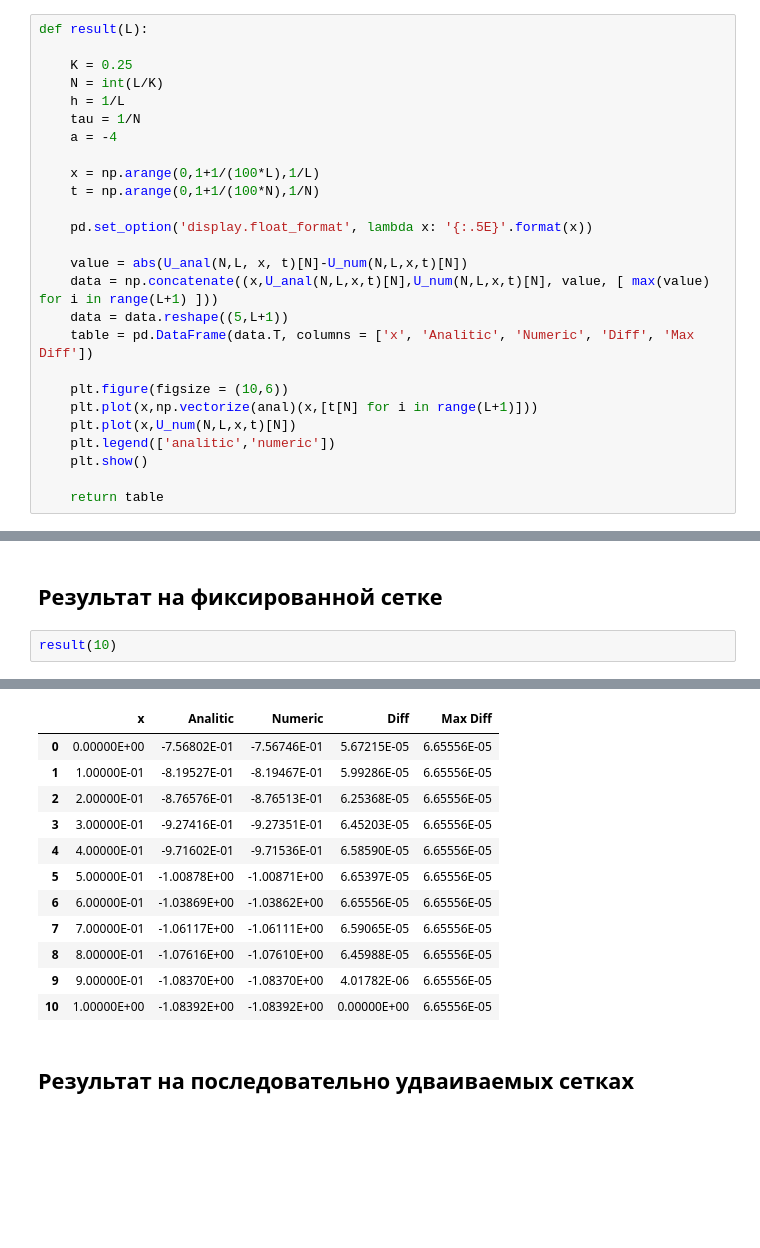
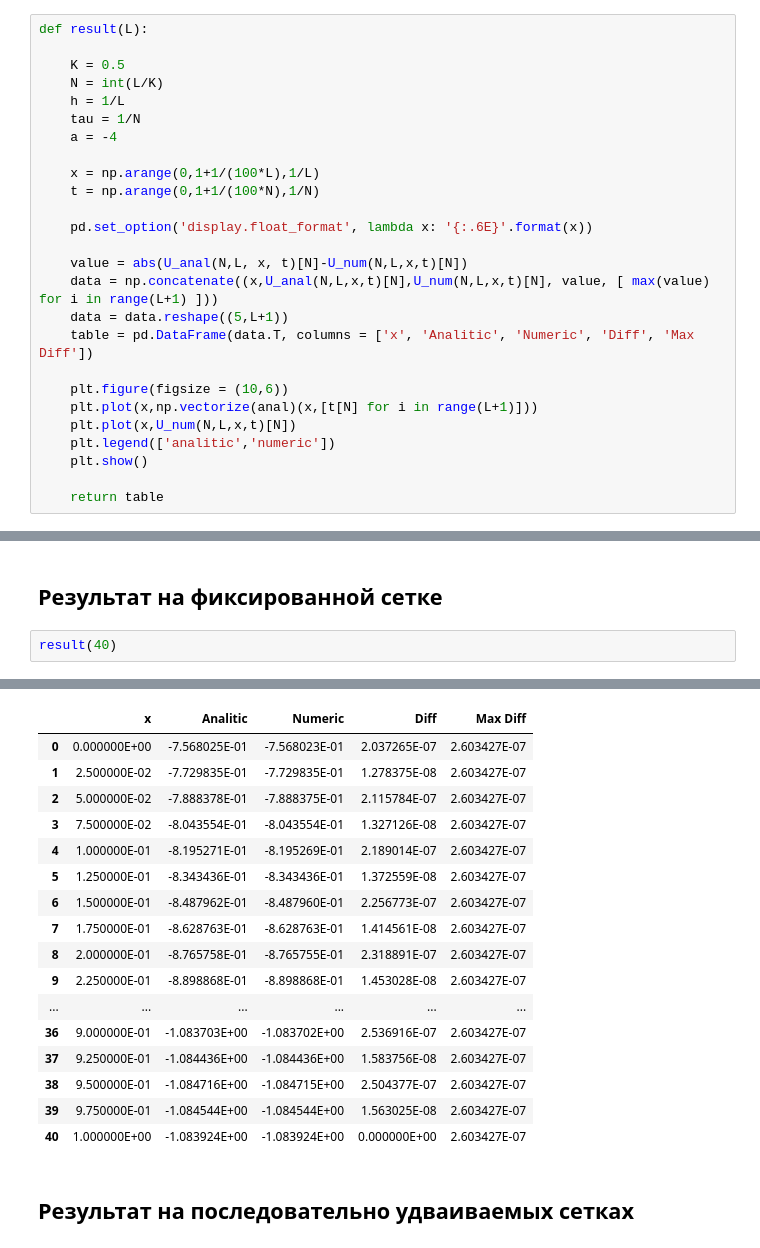
Before and after one commit to yarvod/Comp_math, a Jupyter notebook: 5_lab/5_lab.ipynb, the cells around one changed output, grey strips where cells are left out. Drawn from its saved outputs; the diff is of its cells as text; blank space fills up the shorter version.

```diff
--- a/5_lab/5_lab.ipynb
+++ b/5_lab/5_lab.ipynb
@@ -104,7 +104,7 @@ def U_num(N, L, x, t):
 # %%
 def result(L):
 
-    K = 0.25
+    K = 0.5
     N = int(L/K)
     h = 1/L
     tau = 1/N
@@ -113,7 +113,7 @@ def result(L):
     x = np.arange(0,1+1/(100*L),1/L)
     t = np.arange(0,1+1/(100*N),1/N)
 
-    pd.set_option('display.float_format', lambda x: '{:.5E}'.format(x))
+    pd.set_option('display.float_format', lambda x: '{:.6E}'.format(x))
 
     value = abs(U_anal(N,L, x, t)[N]-U_num(N,L,x,t)[N])
     data = np.concatenate((x,U_anal(N,L,x,t)[N],U_num(N,L,x,t)[N], value, [ max(value) for i in range(L+1) ]))
@@ -150,21 +150,26 @@ def result_double_grid(num):
 # %% [markdown]
 ## Результат на фиксированной сетке
 # %%
-result(10)
+result(40)
 # %% [output]
 [figure]
 |  | x | Analitic | Numeric | Diff | Max Diff |
-| 0 | 0.00000E+00 | -7.56802E-01 | -7.56746E-01 | 5.67215E-05 | 6.65556E-05 |
-| 1 | 1.00000E-01 | -8.19527E-01 | -8.19467E-01 | 5.99286E-05 | 6.65556E-05 |
-| 2 | 2.00000E-01 | -8.76576E-01 | -8.76513E-01 | 6.25368E-05 | 6.65556E-05 |
-| 3 | 3.00000E-01 | -9.27416E-01 | -9.27351E-01 | 6.45203E-05 | 6.65556E-05 |
-| 4 | 4.00000E-01 | -9.71602E-01 | -9.71536E-01 | 6.58590E-05 | 6.65556E-05 |
-| 5 | 5.00000E-01 | -1.00878E+00 | -1.00871E+00 | 6.65397E-05 | 6.65556E-05 |
-| 6 | 6.00000E-01 | -1.03869E+00 | -1.03862E+00 | 6.65556E-05 | 6.65556E-05 |
-| 7 | 7.00000E-01 | -1.06117E+00 | -1.06111E+00 | 6.59065E-05 | 6.65556E-05 |
-| 8 | 8.00000E-01 | -1.07616E+00 | -1.07610E+00 | 6.45988E-05 | 6.65556E-05 |
-| 9 | 9.00000E-01 | -1.08370E+00 | -1.08370E+00 | 4.01782E-06 | 6.65556E-05 |
-| 10 | 1.00000E+00 | -1.08392E+00 | -1.08392E+00 | 0.00000E+00 | 6.65556E-05 |
+| 0 | 0.000000E+00 | -7.568025E-01 | -7.568023E-01 | 2.037265E-07 | 2.603427E-07 |
+| 1 | 2.500000E-02 | -7.729835E-01 | -7.729835E-01 | 1.278375E-08 | 2.603427E-07 |
+| 2 | 5.000000E-02 | -7.888378E-01 | -7.888375E-01 | 2.115784E-07 | 2.603427E-07 |
+| 3 | 7.500000E-02 | -8.043554E-01 | -8.043554E-01 | 1.327126E-08 | 2.603427E-07 |
+| 4 | 1.000000E-01 | -8.195271E-01 | -8.195269E-01 | 2.189014E-07 | 2.603427E-07 |
+| 5 | 1.250000E-01 | -8.343436E-01 | -8.343436E-01 | 1.372559E-08 | 2.603427E-07 |
+| 6 | 1.500000E-01 | -8.487962E-01 | -8.487960E-01 | 2.256773E-07 | 2.603427E-07 |
+| 7 | 1.750000E-01 | -8.628763E-01 | -8.628763E-01 | 1.414561E-08 | 2.603427E-07 |
+| 8 | 2.000000E-01 | -8.765758E-01 | -8.765755E-01 | 2.318891E-07 | 2.603427E-07 |
+| 9 | 2.250000E-01 | -8.898868E-01 | -8.898868E-01 | 1.453028E-08 | 2.603427E-07 |
+| ... | ... | ... | ... | ... | ... |
+| 36 | 9.000000E-01 | -1.083703E+00 | -1.083702E+00 | 2.536916E-07 | 2.603427E-07 |
+| 37 | 9.250000E-01 | -1.084436E+00 | -1.084436E+00 | 1.583756E-08 | 2.603427E-07 |
+| 38 | 9.500000E-01 | -1.084716E+00 | -1.084715E+00 | 2.504377E-07 | 2.603427E-07 |
+| 39 | 9.750000E-01 | -1.084544E+00 | -1.084544E+00 | 1.563025E-08 | 2.603427E-07 |
+| 40 | 1.000000E+00 | -1.083924E+00 | -1.083924E+00 | 0.000000E+00 | 2.603427E-07 |
 # %% [markdown]
 ## Результат на последовательно удваиваемых сетках
 # %%
```
Also changed, not shown: 2 other files.
